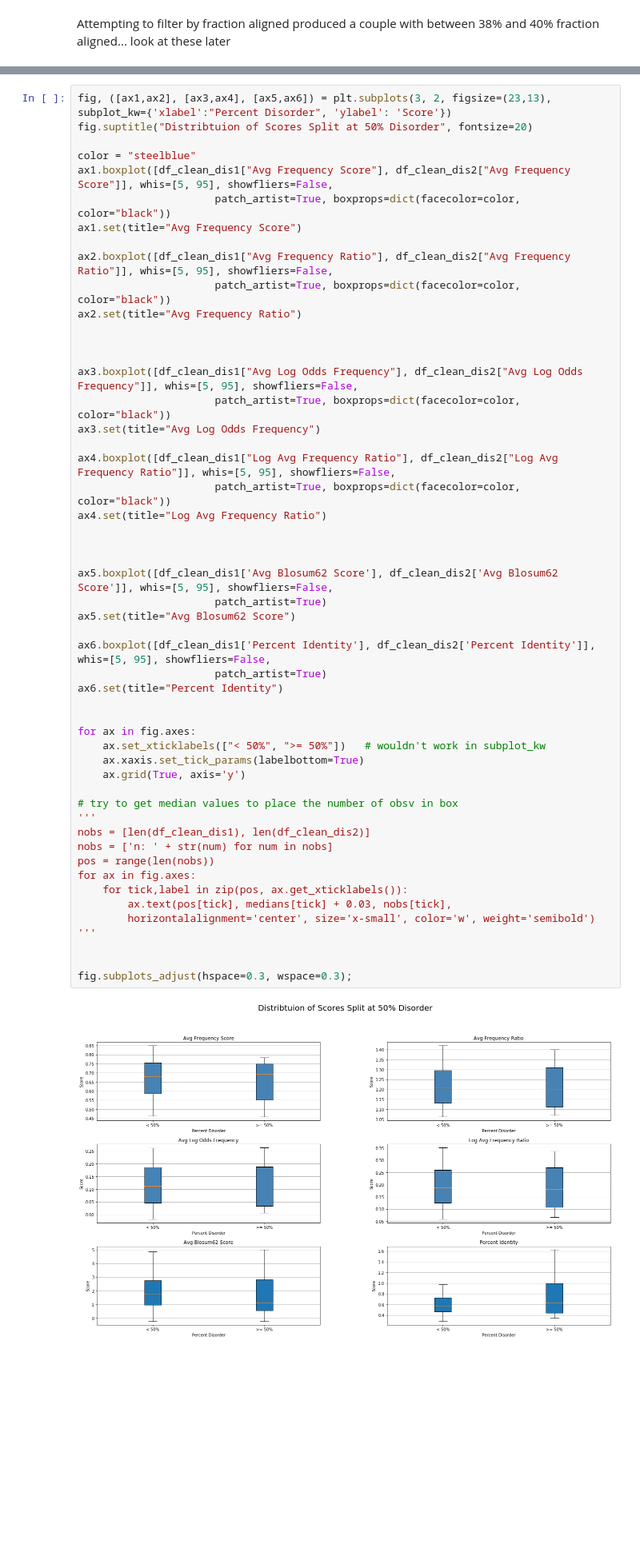
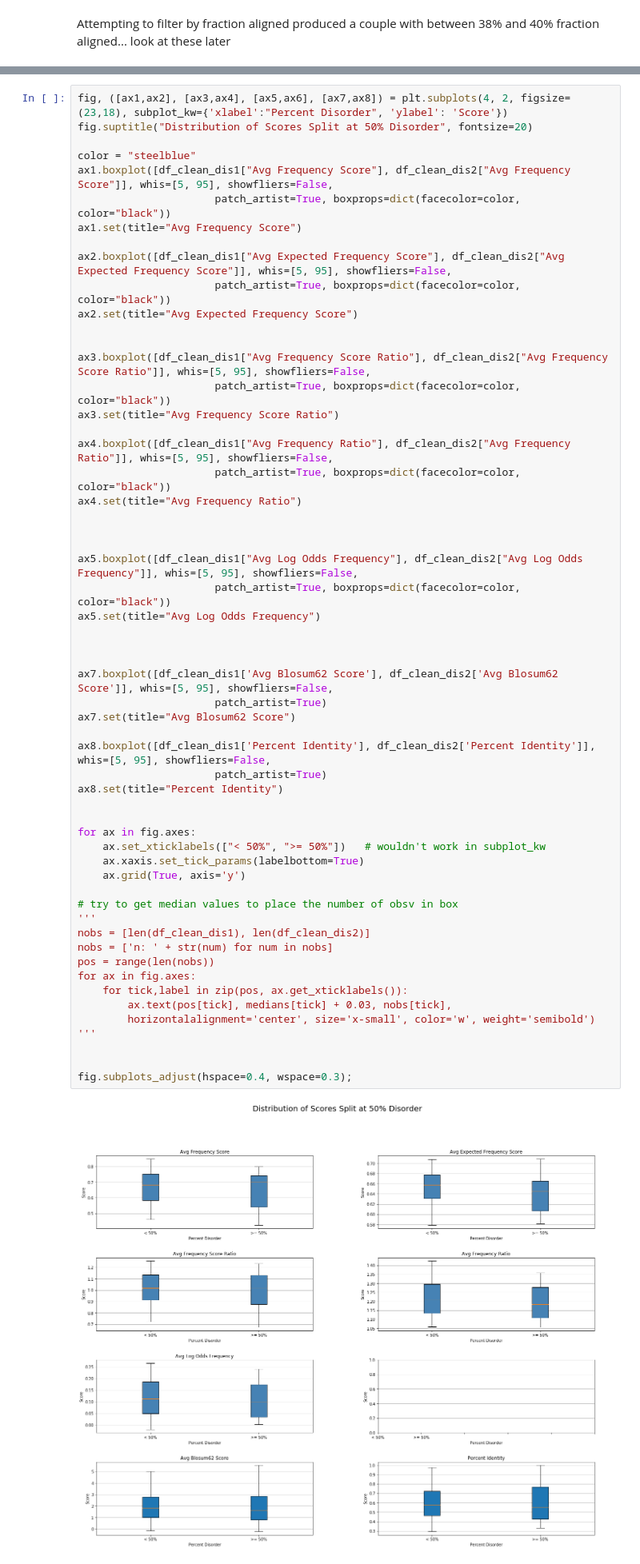
Before and after one commit to Fritos121/Codon-Usage-IDRs, a Jupyter notebook: plot_columns_P33941.ipynb, the cells around one changed output, grey strips where cells are left out. Shown at 80% size. Cells and saved outputs as stored; diff of their text form; blank space fills up the shorter version.

```diff
--- a/plot_columns_P33941.ipynb
+++ b/plot_columns_P33941.ipynb
@@ -380,54 +380,59 @@ df_clean_100
 # %%
-fig, ([ax1,ax2], [ax3,ax4], [ax5,ax6]) = plt.subplots(3, 2, figsize=(23,13), subplot_kw={'xlabel':"Percent Disorder", 'ylabel': 'Score'})
-fig.suptitle("Distribtuion of Scores Split at 50% Disorder", fontsize=20)
+fig, ([ax1,ax2], [ax3,ax4], [ax5,ax6], [ax7,ax8]) = plt.subplots(4, 2, figsize=(23,18), subplot_kw={'xlabel':"Percent Disorder", 'ylabel': 'Score'})
+fig.suptitle("Distribution of Scores Split at 50% Disorder", fontsize=20)
 
 color = "steelblue"
 ax1.boxplot([df_clean_dis1["Avg Frequency Score"], df_clean_dis2["Avg Frequency Score"]], whis=[5, 95], showfliers=False,
                       patch_artist=True, boxprops=dict(facecolor=color, color="black"))
 ax1.set(title="Avg Frequency Score")
 
-ax2.boxplot([df_clean_dis1["Avg Frequency Ratio"], df_clean_dis2["Avg Frequency Ratio"]], whis=[5, 95], showfliers=False,
+ax2.boxplot([df_clean_dis1["Avg Expected Frequency Score"], df_clean_dis2["Avg Expected Frequency Score"]], whis=[5, 95], showfliers=False,
                       patch_artist=True, boxprops=dict(facecolor=color, color="black"))
-ax2.set(title="Avg Frequency Ratio")
+ax2.set(title="Avg Expected Frequency Score")
+
+
+ax3.boxplot([df_clean_dis1["Avg Frequency Score Ratio"], df_clean_dis2["Avg Frequency Score Ratio"]], whis=[5, 95], showfliers=False,
+                      patch_artist=True, boxprops=dict(facecolor=color, color="black"))
+ax3.set(title="Avg Frequency Score Ratio")
+
+ax4.boxplot([df_clean_dis1["Avg Frequency Ratio"], df_clean_dis2["Avg Frequency Ratio"]], whis=[5, 95], showfliers=False,
+                      patch_artist=True, boxprops=dict(facecolor=color, color="black"))
+ax4.set(title="Avg Frequency Ratio")
 
 
 
-ax3.boxplot([df_clean_dis1["Avg Log Odds Frequency"], df_clean_dis2["Avg Log Odds Frequency"]], whis=[5, 95], showfliers=False,
+ax5.boxplot([df_clean_dis1["Avg Log Odds Frequency"], df_clean_dis2["Avg Log Odds Frequency"]], whis=[5, 95], showfliers=False,
                       patch_artist=True, boxprops=dict(facecolor=color, color="black"))
-ax3.set(title="Avg Log Odds Frequency")
-
-ax4.boxplot([df_clean_dis1["Log Avg Frequency Ratio"], df_clean_dis2["Log Avg Frequency Ratio"]], whis=[5, 95], showfliers=False,
-                      patch_artist=True, boxprops=dict(facecolor=color, color="black"))
-ax4.set(title="Log Avg Frequency Ratio")
+ax5.set(title="Avg Log Odds Frequency")
 
 
 
-ax5.boxplot([df_clean_dis1['Avg Blosum62 Score'], df_clean_dis2['Avg Blosum62 Score']], whis=[5, 95], showfliers=False,
+ax7.boxplot([df_clean_dis1['Avg Blosum62 Score'], df_clean_dis2['Avg Blosum62 Score']], whis=[5, 95], showfliers=False,
                       patch_artist=True)
-ax5.set(title="Avg Blosum62 Score")
+ax7.set(title="Avg Blosum62 Score")
 
-ax6.boxplot([df_clean_dis1['Percent Identity'], df_clean_dis2['Percent Identity']], whis=[5, 95], showfliers=False,
+ax8.boxplot([df_clean_dis1['Percent Identity'], df_clean_dis2['Percent Identity']], whis=[5, 95], showfliers=False,
                       patch_artist=True)
-ax6.set(title="Percent Identity")
+ax8.set(title="Percent Identity")
 
 
 for ax in fig.axes:
     ax.set_xticklabels(["< 50%", ">= 50%"])   # wouldn't work in subplot_kw
     ax.xaxis.set_tick_params(labelbottom=True)
     ax.grid(True, axis='y')
 
 # try to get median values to place the number of obsv in box
 '''
 nobs = [len(df_clean_dis1), len(df_clean_dis2)]
 nobs = ['n: ' + str(num) for num in nobs]
 pos = range(len(nobs))
 for ax in fig.axes:
     for tick,label in zip(pos, ax.get_xticklabels()):
         ax.text(pos[tick], medians[tick] + 0.03, nobs[tick],
         horizontalalignment='center', size='x-small', color='w', weight='semibold')
 '''
 
 
-fig.subplots_adjust(hspace=0.3, wspace=0.3);
+fig.subplots_adjust(hspace=0.4, wspace=0.3);
 # %% [output]
-[figure, old version]
+[figure, new version]
```
Also changed, not shown: parts of 70 cells of this notebook, 3 other files.
